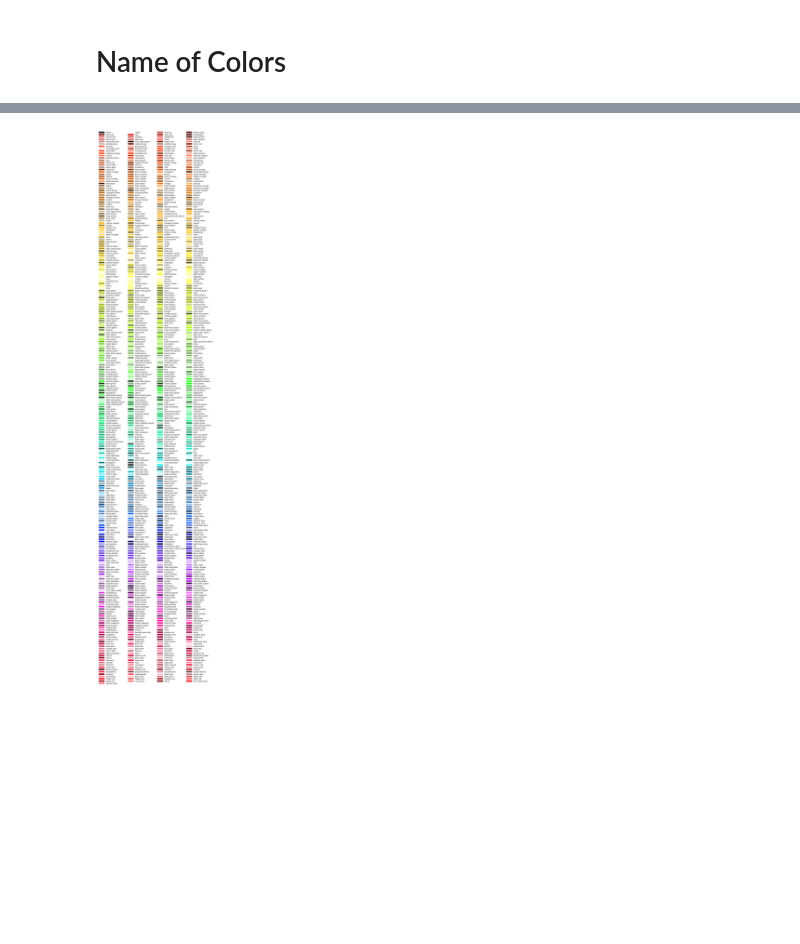
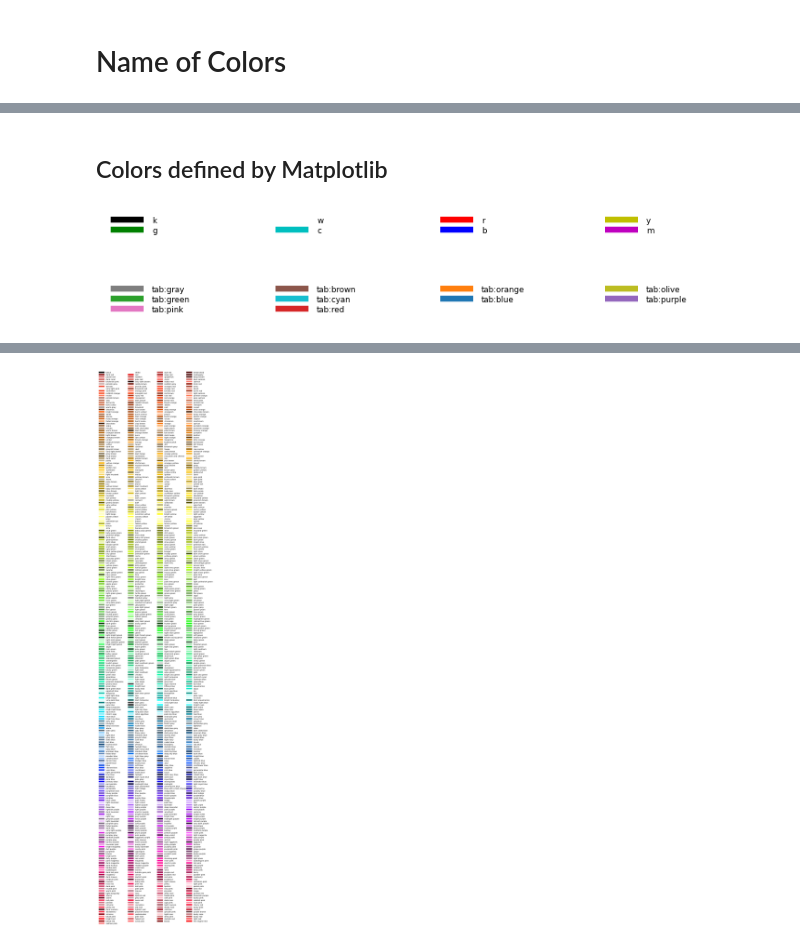
Before and after one commit to tetutaro/seaborn_color_palette, a Jupyter notebook: color_palette.ipynb, the cells around one changed output, grey strips where cells are left out. Cells and saved outputs as stored; diff of their text form; code cells hidden in the pictures; blank space fills up the shorter version.

```diff
--- a/color_palette.ipynb
+++ b/color_palette.ipynb
@@ -754,0 +806,10 @@ draw_colornames(colors=mplcolors)
+# %% [markdown]
+## Colors defined by Matplotlib
+# %%
+draw_colornames(colors=mcolors.BASE_COLORS)
+# %% [output]
+[figure, added]
+# %%
+draw_colornames(colors=mcolors.TABLEAU_COLORS)
+# %% [output]
+[figure, added]
```
Also changed, not shown: parts of 24 cells of this notebook.
